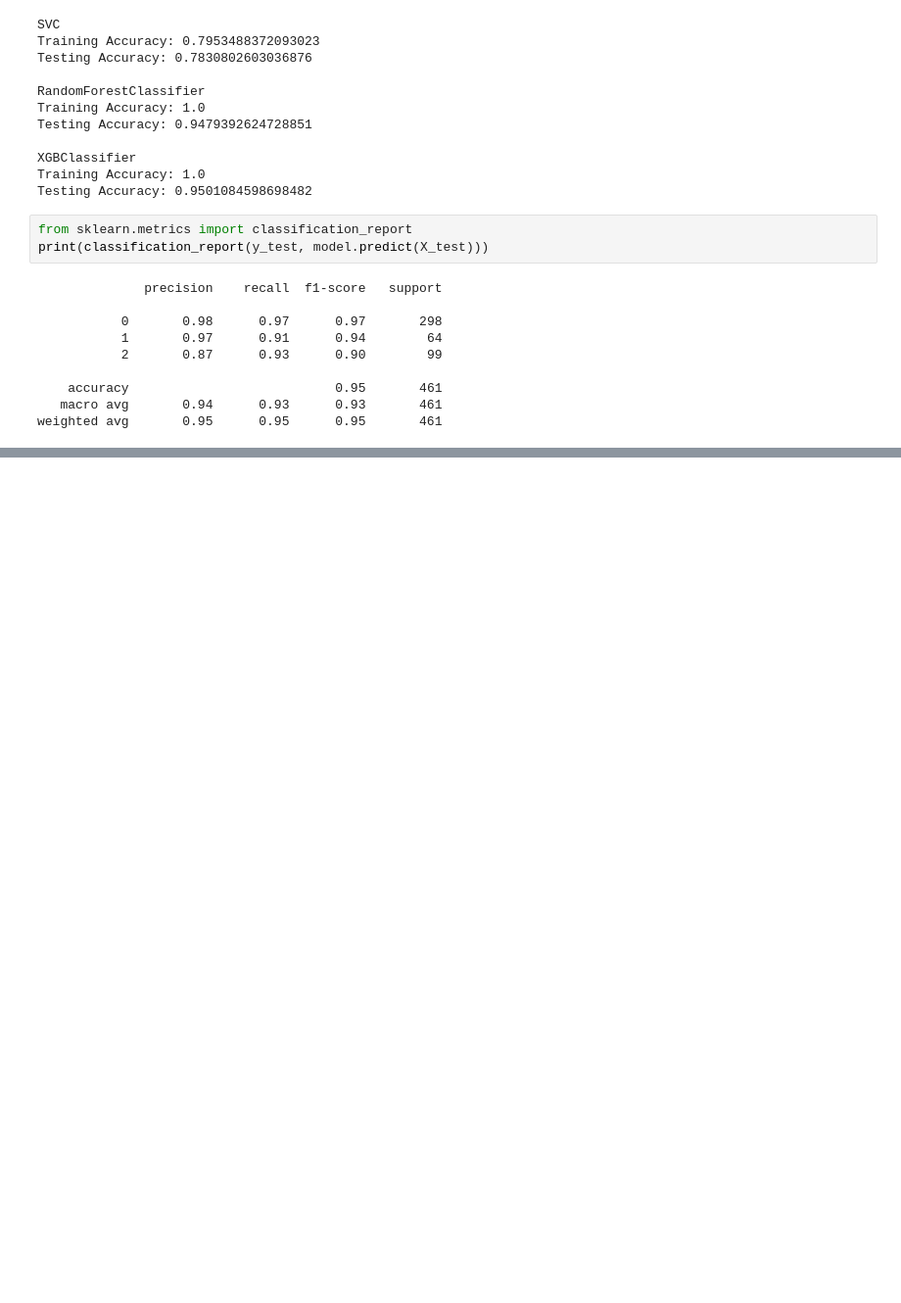
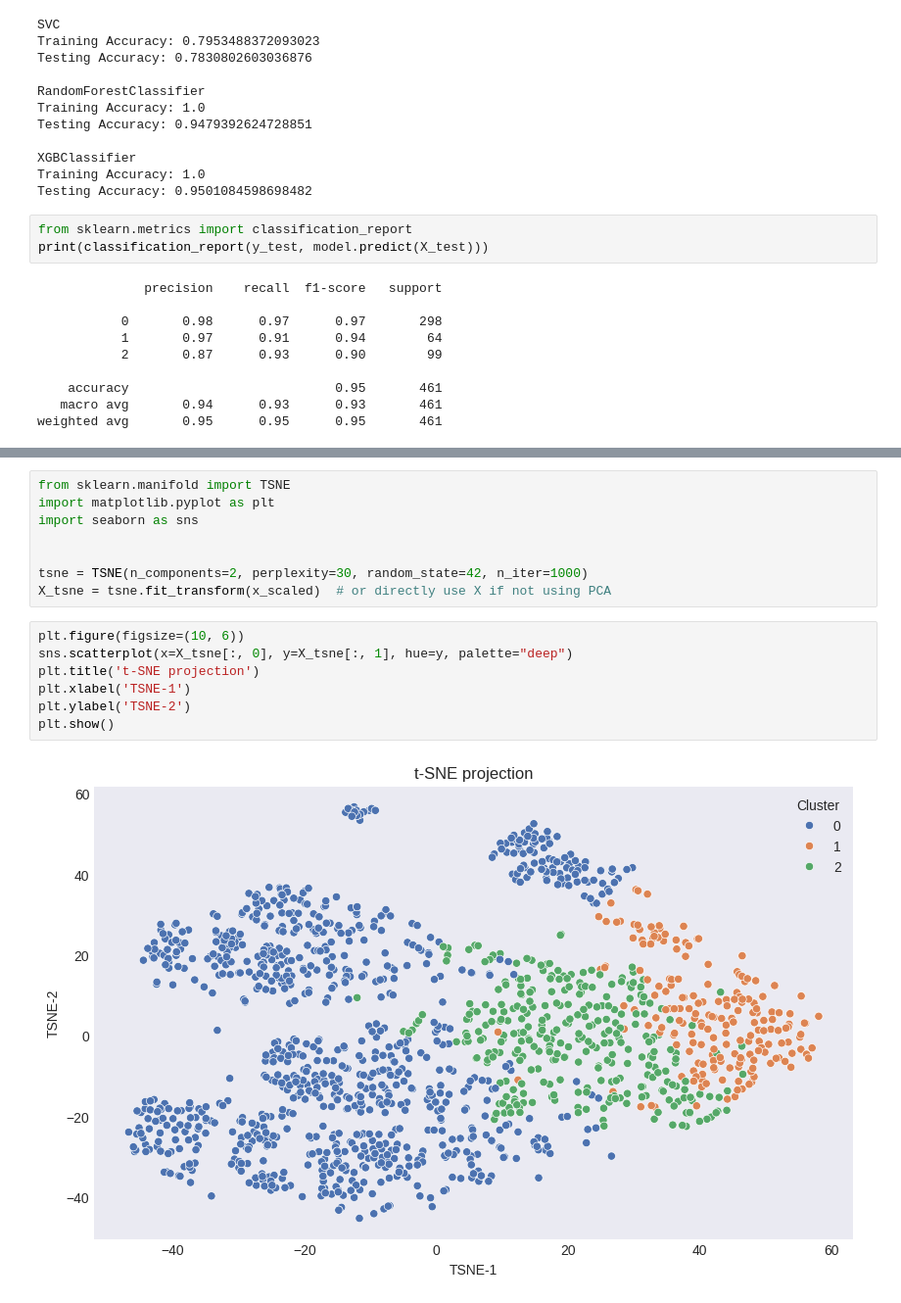
Before and after one commit to rizz045/Know-Your-Customer-Customer-Profiling-and-Segmentation, a Jupyter notebook: Customer Personality Analysis.ipynb, the cells around one changed output, grey strips where cells are left out. Shown at 98% size. Cells and saved outputs as stored; diff of their text form; blank space fills up the shorter version.

```diff
--- a/Customer Personality Analysis.ipynb
+++ b/Customer Personality Analysis.ipynb
@@ -863,0 +880,17 @@ weighted avg       0.95      0.95      0.95       461
+# %%
+from sklearn.manifold import TSNE
+import matplotlib.pyplot as plt
+import seaborn as sns
+
+
+tsne = TSNE(n_components=2, perplexity=30, random_state=42, n_iter=1000)
+X_tsne = tsne.fit_transform(x_scaled)  # or directly use X if not using PCA
+# %%
+plt.figure(figsize=(10, 6))
+sns.scatterplot(x=X_tsne[:, 0], y=X_tsne[:, 1], hue=y, palette="deep")
+plt.title('t-SNE projection')
+plt.xlabel('TSNE-1')
+plt.ylabel('TSNE-2')
+plt.show()
+# %% [output]
+[figure, added]
```
Also changed, not shown: parts of 3 cells of this notebook.
